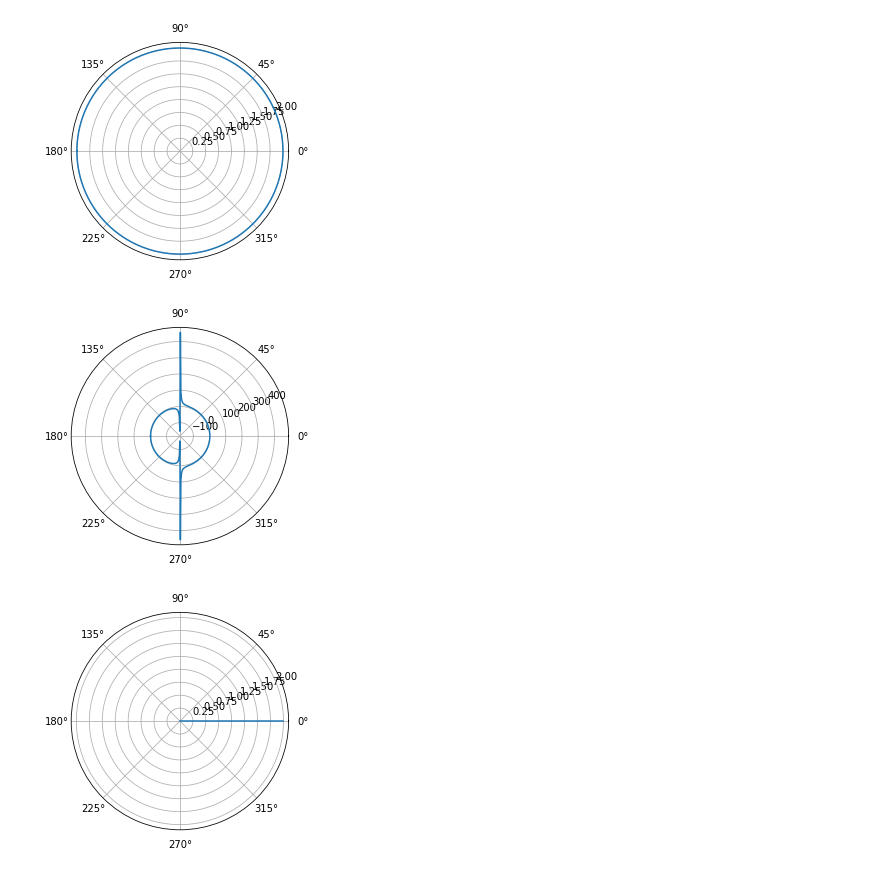
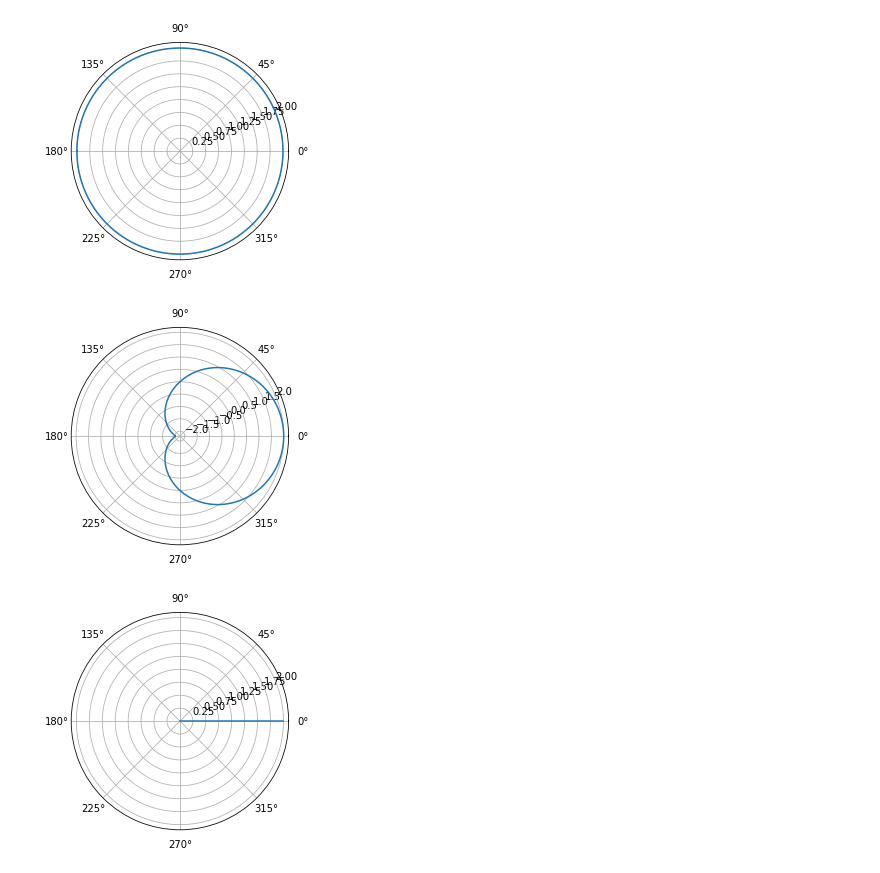
Before and after one commit to VitalyGladyshev/Math_Ess, a Jupyter notebook: ДЗ_03_ГладышевВВ.ipynb, the cells around one changed output. Drawn from its saved outputs; the diff is of its cells as text; code cells hidden in the pictures.

```diff
--- a/ДЗ_03_ГладышевВВ.ipynb
+++ b/ДЗ_03_ГладышевВВ.ipynb
@@ -299,13 +299,13 @@ plt.show()
 # %% [output]
 [figure]
 # %%
-a = np.linspace(-np.pi, np.pi, 360)
-r = 2/np.cos(a)
+a = np.linspace(-np.pi, np.pi, 360) #-np.pi, np.pi, 360)
+r = 2*np.cos(a)#
 
 plt.polar(a, r)
 plt.show()
 # %% [output]
-[figure, old version]
+[figure, new version]
 # %%
 a = np.linspace(0, 0, 360)
 r = np.linspace(0, 2, 360)
```
Also changed, not shown: parts of 6 cells of this notebook.
